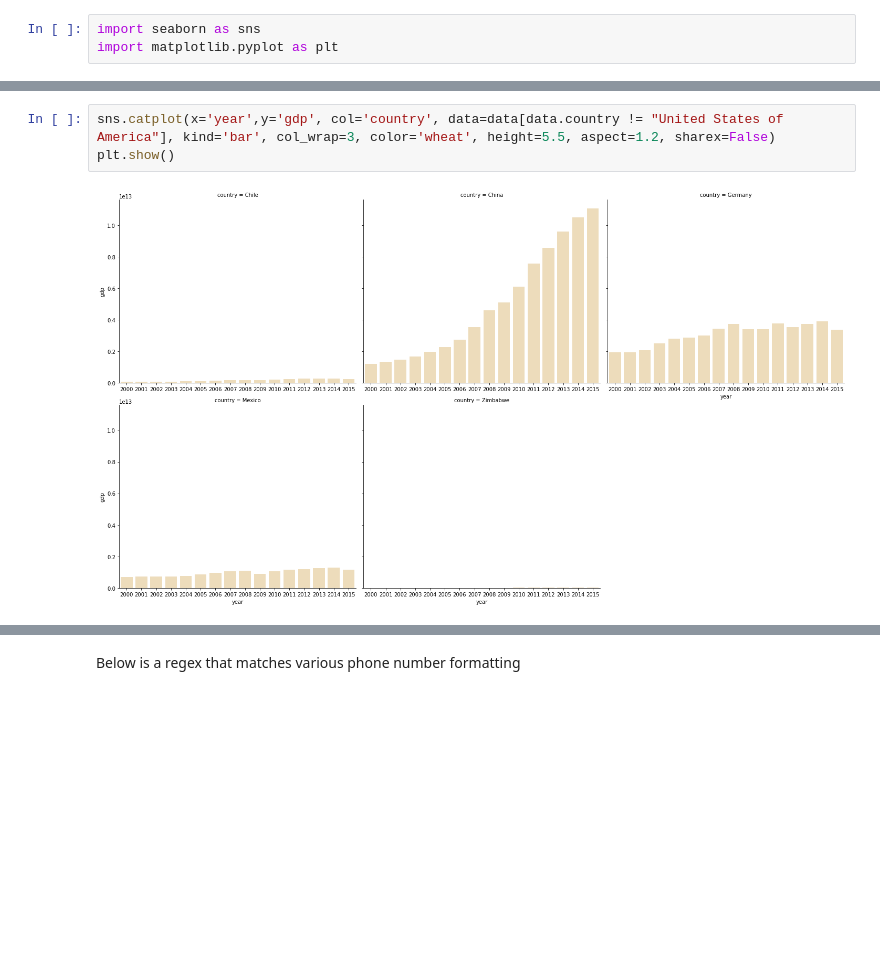
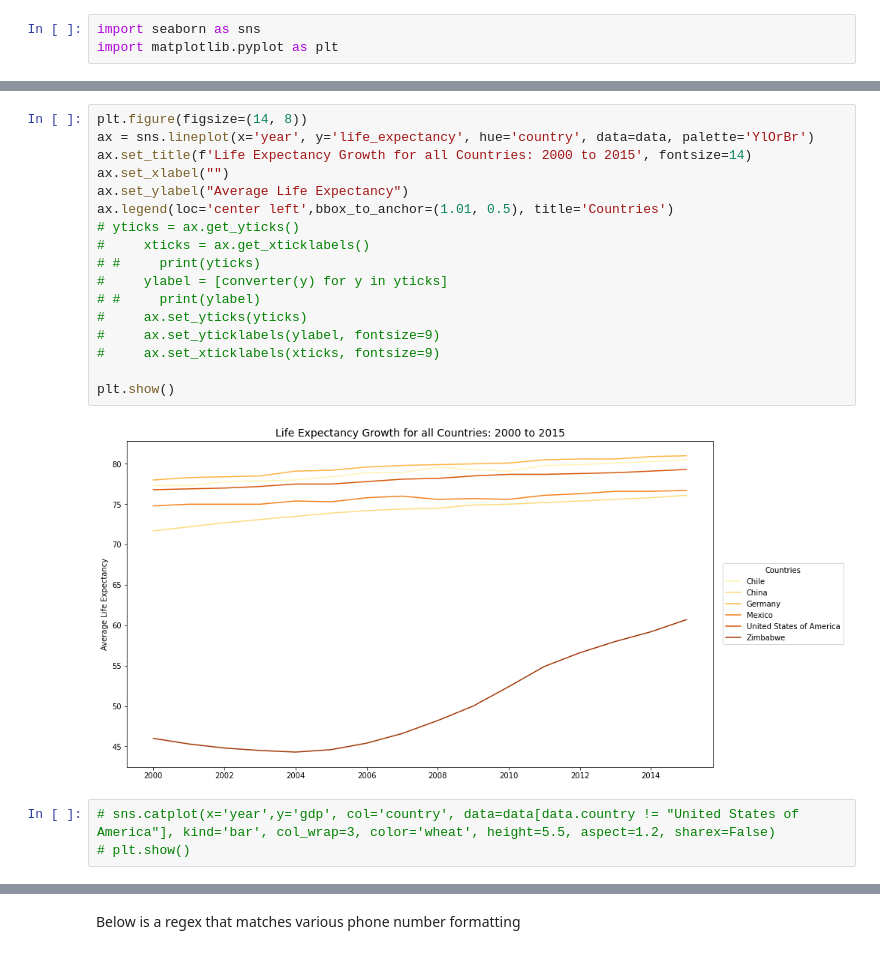
Before and after one commit to rj-pal/Codecademy, a Jupyter notebook: Life-Expectancy-and-GDP-Starter/life_expectancy_gdp.ipynb, the cells around one changed output, grey strips where cells are left out. Saved outputs shown, nothing was run; the diff lists cells and outputs as text; blank space fills up the shorter version.

```diff
--- a/Life-Expectancy-and-GDP-Starter/life_expectancy_gdp.ipynb
+++ b/Life-Expectancy-and-GDP-Starter/life_expectancy_gdp.ipynb
@@ -95,5 +95,22 @@ plt.show()
+# %%
+plt.figure(figsize=(14, 8))
+ax = sns.lineplot(x='year', y='life_expectancy', hue='country', data=data, palette='YlOrBr')
+ax.set_title(f'Life Expectancy Growth for all Countries: 2000 to 2015', fontsize=14)
+ax.set_xlabel("")
+ax.set_ylabel("Average Life Expectancy")
+ax.legend(loc='center left',bbox_to_anchor=(1.01, 0.5), title='Countries')
+# yticks = ax.get_yticks()
+#     xticks = ax.get_xticklabels()
+# #     print(yticks)
+#     ylabel = [converter(y) for y in yticks]
+# #     print(ylabel)
+#     ax.set_yticks(yticks)
+#     ax.set_yticklabels(ylabel, fontsize=9)
+#     ax.set_xticklabels(xticks, fontsize=9)
+
+plt.show()
+# %% [output]
+[figure, added]
 # %%
-sns.catplot(x='year',y='gdp', col='country', data=data[data.country != "United States of America"], kind='bar', col_wrap=3, color='wheat', height=5.5, aspect=1.2, sharex=False)
-plt.show()
+# sns.catplot(x='year',y='gdp', col='country', data=data[data.country != "United States of America"], kind='bar', col_wrap=3, color='wheat', height=5.5, aspect=1.2, sharex=False)
+# plt.show()
-# %% [output]
-[figure, removed]
```
Also changed, not shown: parts of 8 cells of this notebook.
